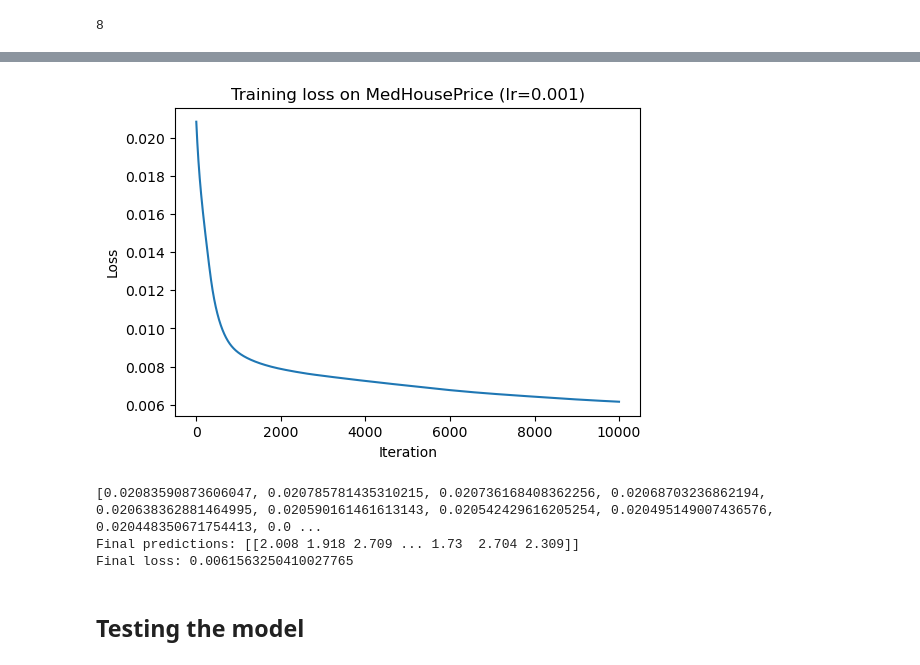
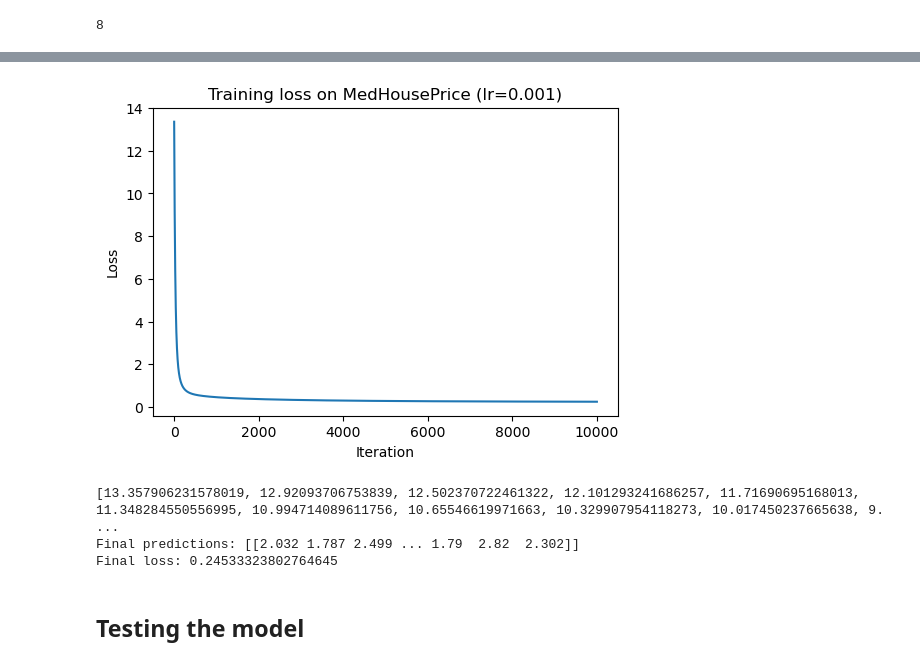
Before and after one commit to pyWill8/House-Price-Prediction-Using-Neural-Networks, a Jupyter notebook: data.ipynb, the cells around one changed output, grey strips where cells are left out. Saved outputs shown, nothing was run; the diff lists cells and outputs as text; code cells hidden in the pictures.

```diff
--- a/data.ipynb
+++ b/data.ipynb
@@ -129,15 +138,16 @@ b2 = np.zeros(1)
 # %%
-def forward(X, W1, b1, W2, b2):
+def forward(X, W1, b1, w2, b2):
     z1 = X @ W1 + b1
     # Applying activation function (relu) to the hidden layer
     a1 = relu(z1)
 
-    z2 = a1 @ W2 + b2
+    z2 = a1 @ w2 + b2
     y_hat = z2 # Explain why not applying activation function to the output layer (regression problem)
+    # Cache is used to store temporary values
     cache = {"z1": z1, "a1": a1, "z2": z2, "y_hat": y_hat}
     return y_hat, cache
 
-y_hat, cache = forward(X_train, W1, b1, W2, b2)
+y_hat, cache = forward(X_train, W1, b1, w2, b2)
 loss = mse_loss(y_hat, y_train, n=X_train.shape[0])
 
 print("Predictions (y_hat):\n", np.round(y_hat, 3))
@@ -198,23 +234,24 @@ Numerical gradient dL/dW2:
 # %%
-def backprop(X, y, W1, b1, W2, b2):
-    N = X.shape[0]
-    y_hat, cache = forward(X, W1, b1, W2, b2)
-    a1 = cache["a1"]
+# Actual backpropagation
+def backprop(X, y, W1, b1, w2, b2):
+    N = X.shape[0] # No. of rows (number of samples)
+    y_hat, cache = forward(X, W1, b1, w2, b2)
+    a1 = cache["a1"] # Hidden layer
 
     dL_dyhat = (y_hat - y) / N
-    dL_dz2 = dL_dyhat * drelu(y_hat)
+    dL_dz2 = dL_dyhat  # ReLu not used on output (CHECK correct)
 
-    dW2 = a1.T @ dL_dz2
+    dw2 = a1.T @ dL_dz2
     db2 = np.sum(dL_dz2, axis=0)
 
-    dL_da1 = dL_dz2 @ W2.T
+    dL_da1 = dL_dz2 @ w2.T
     dL_dz1 = dL_da1 * drelu(a1)
 
     dW1 = X.T @ dL_dz1
     db1 = np.sum(dL_dz1, axis=0)
 
-    return {"dW1": dW1, "db1": db1, "dW2": dW2, "db2": db2}
+    return {"dW1": dW1, "db1": db1, "dw2": dw2, "db2": db2}
 
-grads = backprop(X_train, y_train, W1, b1, W2, b2)
-print("Backprop gradient dL/dW2:\n", np.round(grads["dW2"], 6))
+grads = backprop(X_train, y_train, W1, b1, w2, b2)
+print("Backprop gradient dL/dw2:\n", np.round(grads["dw2"], 6))
 # %% [output]
@@ -234,41 +275,39 @@ Backprop gradient dL/dW2:
 # %%
 def train_NN(X, y, hidden=num_hidden_neurons, lr=1.0, iters=4000, seed=2):
     set_seed(seed)
     W1 = 0.5*np.random.randn(X.shape[1], hidden)
     b1 = np.zeros(hidden)
-    W2 = 0.5*np.random.randn(hidden, 1)
+    w2 = 0.5*np.random.randn(hidden, 1)
     b2 = np.zeros(1)
-
-
 
     losses = []
     for t in range(iters):
-        y_hat, _ = forward(X, W1, b1, W2, b2)
+        y_hat, _ = forward(X, W1, b1, w2, b2)
         L = mse_loss(y_hat, y, n=X.shape[0])
         losses.append(L)
 
-        grads = backprop(X, y, W1, b1, W2, b2)
+        grads = backprop(X, y, W1, b1, w2, b2)
         W1 -= lr * grads["dW1"]
         b1 -= lr * grads["db1"]
-        W2 -= lr * grads["dW2"]
+        w2 -= lr * grads["dw2"]
         b2 -= lr * grads["db2"]
 
-    return W1, b1, W2, b2, losses
+    return W1, b1, w2, b2, losses
 
 lr = 0.001   # TODO: try 0.1, 0.5, 1.0, 2.0
 iters = 10000
 
-W1_t, b1_t, W2_t, b2_t, losses = train_NN(X_train, y_train, hidden=num_hidden_neurons, lr=lr, iters=iters, seed=2)
+W1_t, b1_t, w2_t, b2_t, losses = train_NN(X_train, y_train, hidden=num_hidden_neurons, lr=lr, iters=iters, seed=2)
 plot_loss_curve(losses, title=f"Training loss on MedHousePrice (lr={lr})")
 print(losses)
-y_hat, _ = forward(X_train, W1_t, b1_t, W2_t, b2_t)
+y_hat, _ = forward(X_train, W1_t, b1_t, w2_t, b2_t)
 print("Final predictions:", np.round(y_hat.T, 3))
 print("Final loss:", losses[-1])
 # %% [output]
-[figure, old version]
+[figure, new version]
-[0.02083590873606047, 0.020785781435310215, 0.020736168408362256, 0.02068703236862194, 0.020638362881464995, 0.020590161461613143, 0.020542429616205254, 0.020495149007436576, 0.020448350671754413, 0.0 ...
-Final predictions: [[2.008 1.918 2.709 ... 1.73  2.704 2.309]]
-Final loss: 0.0061563250410027765
+[13.357906231578019, 12.92093706753839, 12.502370722461322, 12.101293241686257, 11.71690695168013, 11.348284550556995, 10.994714089611756, 10.65546619971663, 10.329907954118273, 10.017450237665638, 9. ...
+Final predictions: [[2.032 1.787 2.499 ... 1.79  2.82  2.302]]
+Final loss: 0.24533323802764645
 # %% [markdown]
 ## Testing the model
 # %% [markdown]
```
Also changed, not shown: parts of 13 cells of this notebook.
